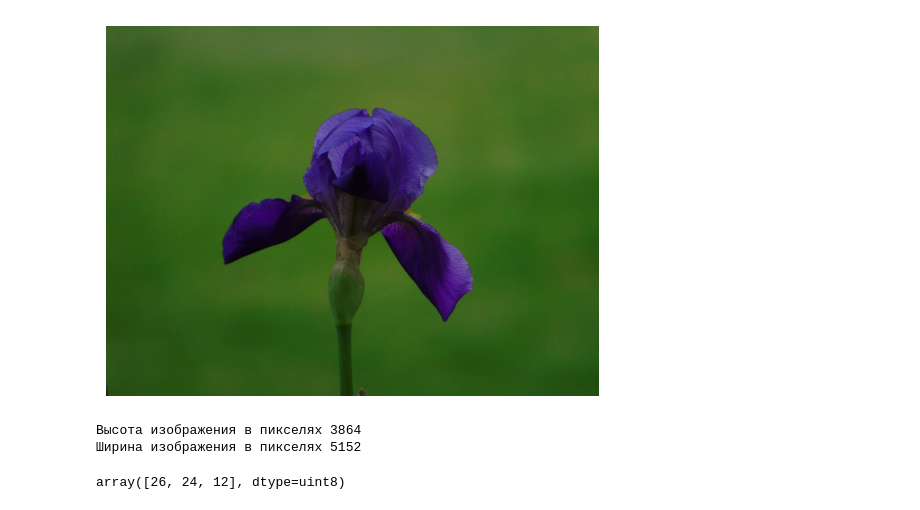
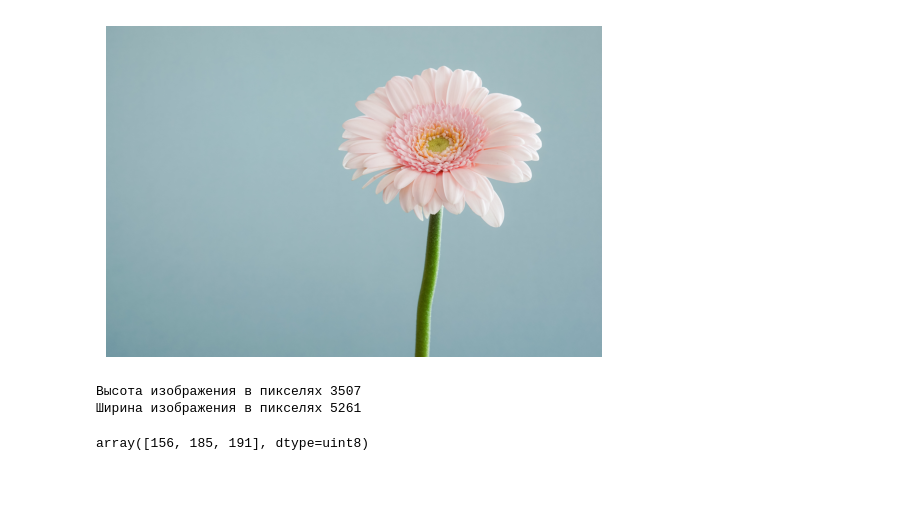
Before and after one commit to Hokure04/ImageProcessing, a Jupyter notebook: Task2_1.ipynb, the cells around one changed output. Saved outputs shown, nothing was run; the diff lists cells and outputs as text; code cells hidden in the pictures; blank space fills up the shorter version.

```diff
--- a/Task2_1.ipynb
+++ b/Task2_1.ipynb
@@ -2,23 +2,23 @@
 import cv2
 from matplotlib import pyplot as plt
 # %%
-image = cv2.imread('images2/fabian-medrano-6cVF-qE0NF4-unsplash.jpg')
+image = cv2.imread('images2/andrew-small-EfhCUc_fjrU-unsplash.jpg')
 
 image_rgb = cv2.cvtColor(image, cv2.COLOR_BGR2RGB)
 
 plt.imshow(image_rgb)
 plt.axis('off')
 plt.show()
 # %% [output]
-[figure, old version]
+[figure, new version]
 # %%
 height, width, _ = image_rgb.shape
 print('Высота изображения в пикселях', height)
 print('Ширина изображения в пикселях', width)
 # %% [output]
-Высота изображения в пикселях 3864
-Ширина изображения в пикселях 5152
+Высота изображения в пикселях 3507
+Ширина изображения в пикселях 5261
 # %%
-image_rgb[1921][2585]
+image_rgb[1761][2644]
 # %% [output]
-array([26, 24, 12], dtype=uint8)
+array([156, 185, 191], dtype=uint8)
```
Also changed, not shown: 48 other files.
